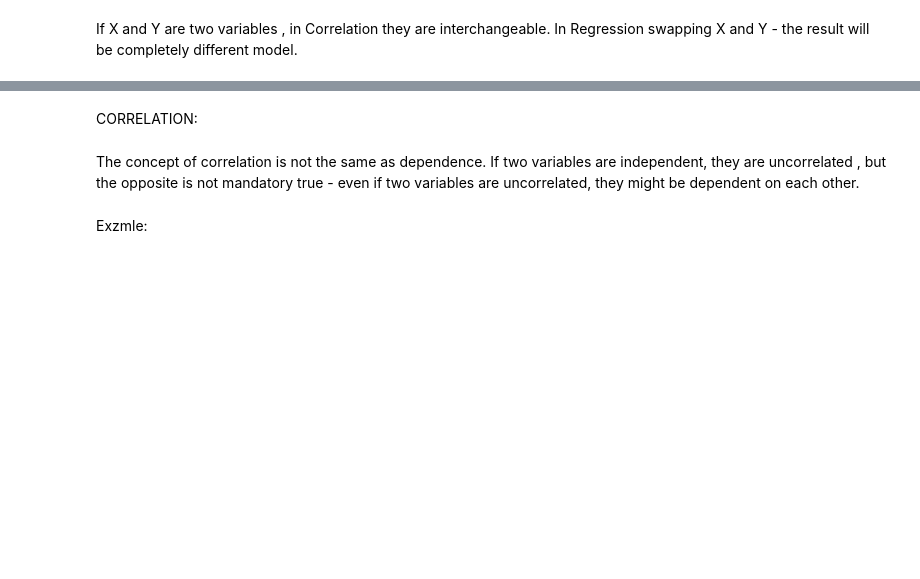
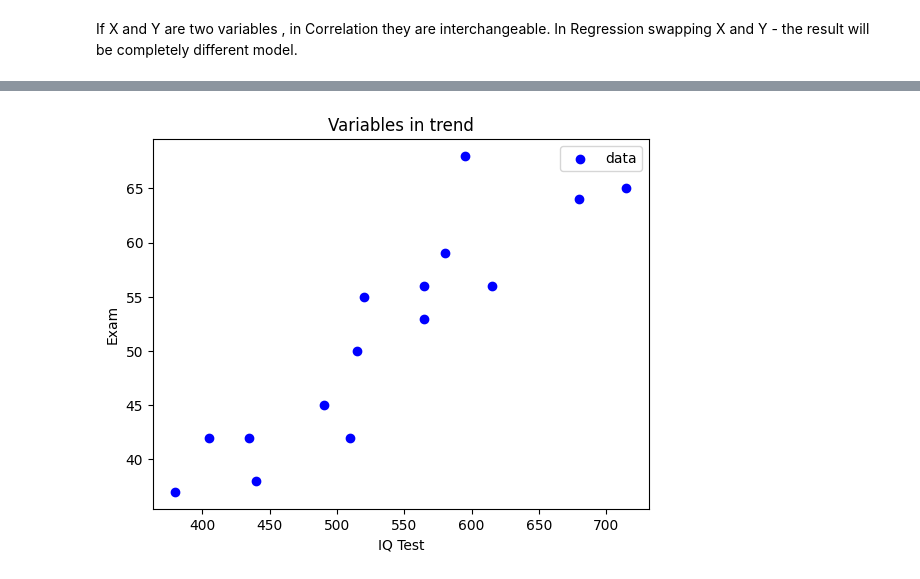
Before and after one commit to Victor-Mechkarov/V-Mechkarov, a Jupyter notebook: Jupyter_Project_Files/Correlation and Linear Regression.ipynb, the cells around one changed output, grey strips where cells are left out. Drawn from its saved outputs; the diff is of its cells as text; code cells hidden in the pictures; blank space fills up the shorter version.

```diff
--- a/Jupyter_Project_Files/Correlation and Linear Regression.ipynb
+++ b/Jupyter_Project_Files/Correlation and Linear Regression.ipynb
@@ -19,9 +37,15 @@ Summary comparison:
 - -Y depends on X (directional)
 - -The result could be any value that represents rate of change
-# %% [markdown]
-CORRELATION:
-# %% [markdown]
-The concept of correlation is not the same as dependence. If two variables are independent, they are uncorrelated , but the opposite is not mandatory true - even if two variables are uncorrelated, they might be
-dependent on each other.
-# %% [markdown]
-Exzmle:
+# %%
+x = [595, 520, 715, 405, 680, 490, 565, 580, 615, 435, 440, 515, 380, 510, 565]
+# %%
+y = [68, 55, 65, 42, 64, 45, 56, 59, 56, 42, 38, 50, 37, 42, 53]
+# %%
+plt.scatter(x, y, c='b', label='data')
+plt.xlabel("IQ Test")
+plt.ylabel("Exam")
+plt.title('Variables in trend')
+plt.legend()
+plt.show()
+# %% [output]
+[figure, added]
```
Also changed, not shown: parts of 5 cells of this notebook, 1 other file.
